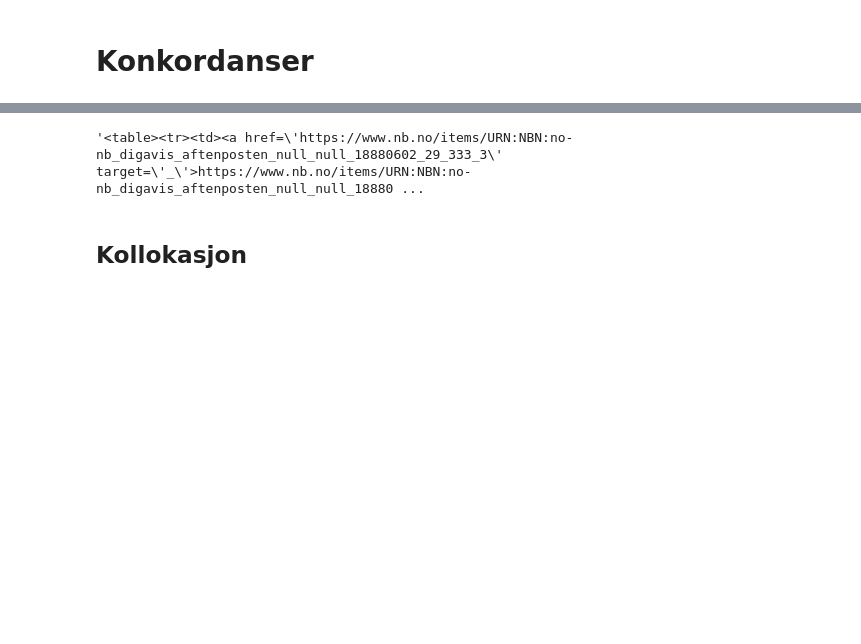
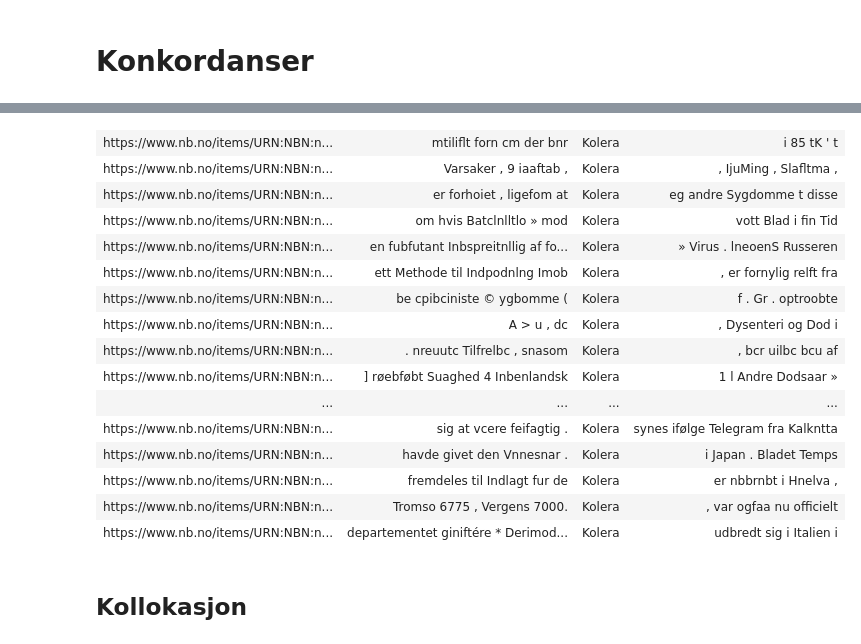
Before and after one commit to Yoonsen/Miscellaneous-Notebooks, a Jupyter notebook: 10_Søk_i_aviser.ipynb, the cells around one changed output, grey strips where cells are left out. Saved outputs shown, nothing was run; the diff lists cells and outputs as text; code cells hidden in the pictures; blank space fills up the shorter version.

```diff
--- a/10_Søk_i_aviser.ipynb
+++ b/10_Søk_i_aviser.ipynb
@@ -56,9 +56,24 @@ data =  requests.get(
             'title':"%"}
         )
 # %%
-nb.konk_to_html(col.conc_newspaper('Kolera', datefrom="1853-01-01", dateto = "1890-03-01", size=20))
+HTML(nb.konk_to_html(col.conc_newspaper('Kolera', datefrom="1853-01-01", dateto = "1890-03-01", size=20)))
 # %% [output]
-'<table><tr><td><a href=\'https://www.nb.no/items/URN:NBN:no-nb_digavis_aftenposten_null_null_18880602_29_333_3\' target=\'_\'>https://www.nb.no/items/URN:NBN:no-nb_digavis_aftenposten_null_null_18880 ...
+| https://www.nb.no/items/URN:NBN:n... | mtiliflt forn cm der bnr | Kolera | i 85 tK ' t |
+| https://www.nb.no/items/URN:NBN:n... | Varsaker , 9 iaaftab , | Kolera | , IjuMing , Slafltma , |
+| https://www.nb.no/items/URN:NBN:n... | er forhoiet , ligefom at | Kolera | eg andre Sygdomme t disse |
+| https://www.nb.no/items/URN:NBN:n... | om hvis Batclnlltlo » mod | Kolera | vott Blad i fin Tid |
+| https://www.nb.no/items/URN:NBN:n... | en fubfutant Inbspreitnllig af fo... | Kolera | » Virus . lneoenS Russeren |
+| https://www.nb.no/items/URN:NBN:n... | ett Methode til Indpodnlng Imob | Kolera | , er fornylig relft fra |
+| https://www.nb.no/items/URN:NBN:n... | be cpibciniste © ygbomme ( | Kolera | f . Gr . optroobte |
+| https://www.nb.no/items/URN:NBN:n... | A > u , dc | Kolera | , Dysenteri og Dod i |
+| https://www.nb.no/items/URN:NBN:n... | . nreuutc Tilfrelbc , snasom | Kolera | , bcr uilbc bcu af |
+| https://www.nb.no/items/URN:NBN:n... | ] røebføbt Suaghed 4 Inbenlandsk | Kolera | 1 l Andre Dodsaar » |
+| ... | ... | ... | ... |
+| https://www.nb.no/items/URN:NBN:n... | sig at vcere feifagtig . | Kolera | synes ifølge Telegram fra Kalkntta |
+| https://www.nb.no/items/URN:NBN:n... | havde givet den Vnnesnar . | Kolera | i Japan . Bladet Temps |
+| https://www.nb.no/items/URN:NBN:n... | fremdeles til Indlagt fur de | Kolera | er nbbrnbt i Hnelva , |
+| https://www.nb.no/items/URN:NBN:n... | Tromso 6775 , Vergens 7000. | Kolera | , var ogfaa nu officielt |
+| https://www.nb.no/items/URN:NBN:n... | departementet giniftére * Derimod... | Kolera | udbredt sig i Italien i |
 # %%
 col.conc_avis??
 # %% [markdown]
```
Also changed, not shown: 1 other file.
